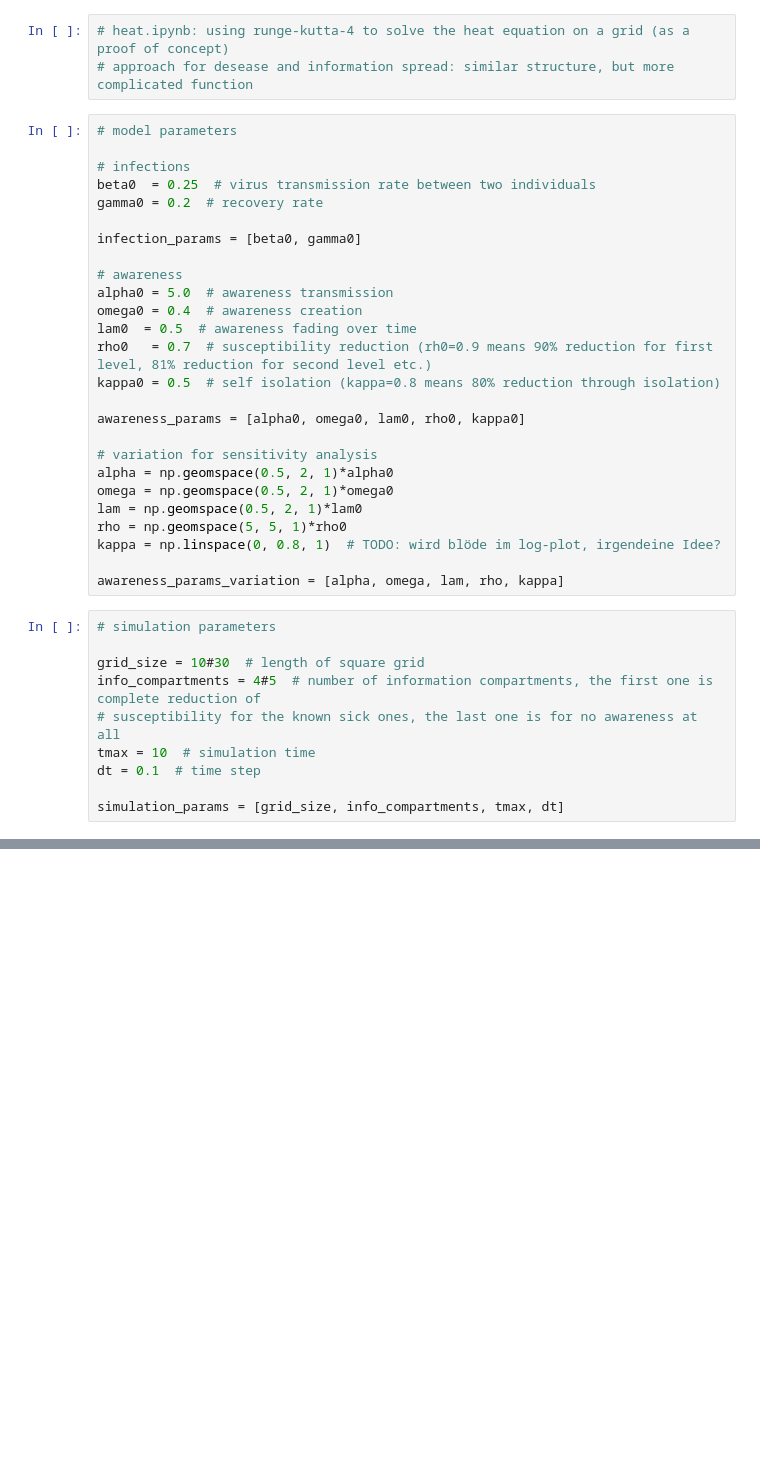
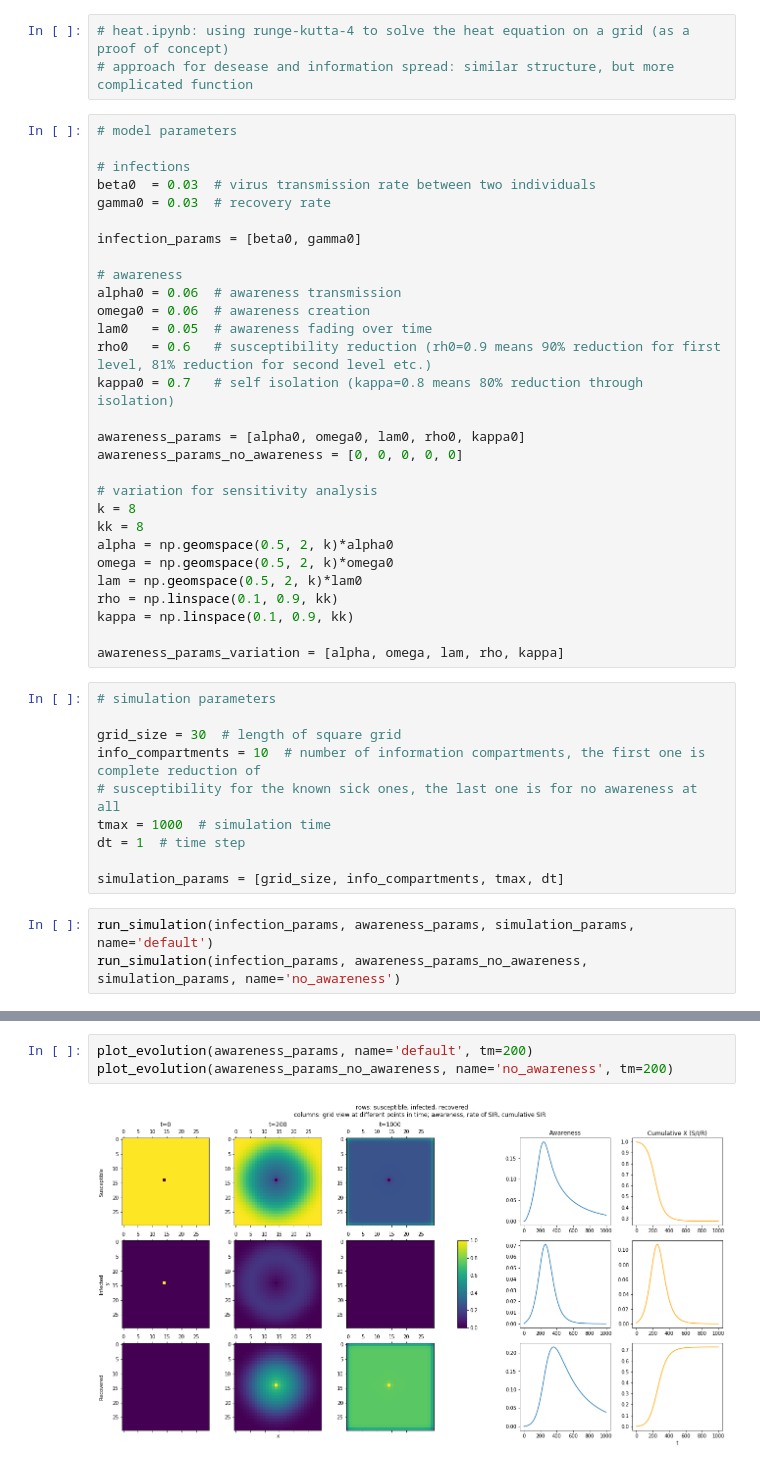
Before and after one commit to Mela/Information-Travel-and-Pandemics, a Jupyter notebook: main.ipynb, the cells around one changed output, grey strips where cells are left out. Cells and saved outputs as stored; diff of their text form; blank space fills up the shorter version.

Commit message:
working parameter scan

```diff
--- a/main.ipynb
+++ b/main.ipynb
@@ -58,35 +71,41 @@ importing Jupyter notebook from plots.ipynb
 # model parameters
 
 # infections
-beta0  = 0.25  # virus transmission rate between two individuals
-gamma0 = 0.2  # recovery rate
+beta0  = 0.03  # virus transmission rate between two individuals
+gamma0 = 0.03  # recovery rate
 
 infection_params = [beta0, gamma0]
 
 # awareness
-alpha0 = 5.0  # awareness transmission
-omega0 = 0.4  # awareness creation
-lam0  = 0.5  # awareness fading over time
-rho0   = 0.7  # susceptibility reduction (rh0=0.9 means 90% reduction for first level, 81% reduction for second level etc.)
-kappa0 = 0.5  # self isolation (kappa=0.8 means 80% reduction through isolation)
+alpha0 = 0.06  # awareness transmission
+omega0 = 0.06  # awareness creation
+lam0   = 0.05  # awareness fading over time
+rho0   = 0.6   # susceptibility reduction (rh0=0.9 means 90% reduction for first level, 81% reduction for second level etc.)
+kappa0 = 0.7   # self isolation (kappa=0.8 means 80% reduction through isolation)
 
 awareness_params = [alpha0, omega0, lam0, rho0, kappa0]
+awareness_params_no_awareness = [0, 0, 0, 0, 0]
 
 # variation for sensitivity analysis
-alpha = np.geomspace(0.5, 2, 1)*alpha0
-omega = np.geomspace(0.5, 2, 1)*omega0
-lam = np.geomspace(0.5, 2, 1)*lam0
-rho = np.geomspace(5, 5, 1)*rho0
-kappa = np.linspace(0, 0.8, 1)  # TODO: wird blöde im log-plot, irgendeine Idee?
+k = 8
+kk = 8
+alpha = np.geomspace(0.5, 2, k)*alpha0
+omega = np.geomspace(0.5, 2, k)*omega0
+lam = np.geomspace(0.5, 2, k)*lam0
+rho = np.linspace(0.1, 0.9, kk)
+kappa = np.linspace(0.1, 0.9, kk)
 
 awareness_params_variation = [alpha, omega, lam, rho, kappa]
 # %%
 # simulation parameters
 
-grid_size = 10#30  # length of square grid
-info_compartments = 4#5  # number of information compartments, the first one is complete reduction of
+grid_size = 30  # length of square grid
+info_compartments = 10  # number of information compartments, the first one is complete reduction of
 # susceptibility for the known sick ones, the last one is for no awareness at all
-tmax = 10  # simulation time
-dt = 0.1  # time step
+tmax = 1000  # simulation time
+dt = 1  # time step
 
 simulation_params = [grid_size, info_compartments, tmax, dt]
+# %%
+run_simulation(infection_params, awareness_params, simulation_params, name='default')
+run_simulation(infection_params, awareness_params_no_awareness, simulation_params, name='no_awareness')
@@ -92,0 +115,5 @@ simulation_params = [grid_size, info_compartments, tmax, dt]
+# %%
+plot_evolution(awareness_params, name='default', tm=200)
+plot_evolution(awareness_params_no_awareness, name='no_awareness', tm=200)
+# %% [output]
+[figure, added]
```
Also changed, not shown: parts of 14 cells of this notebook, 9 other files.
